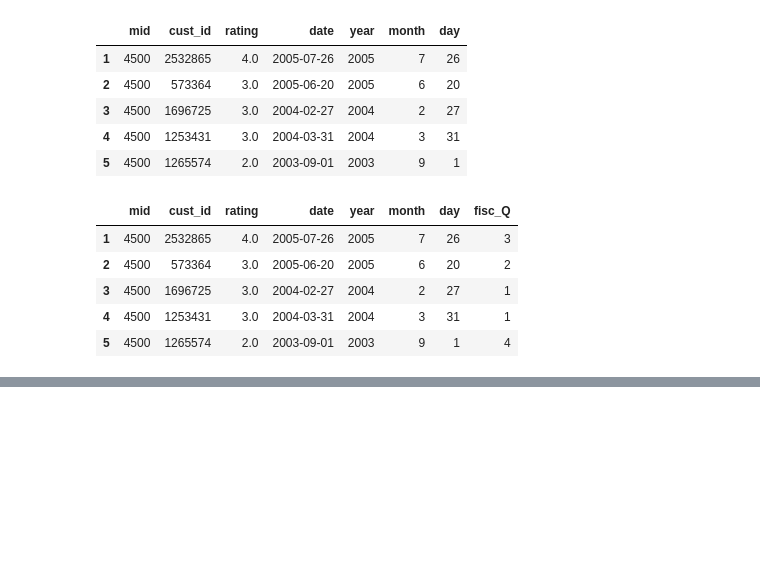
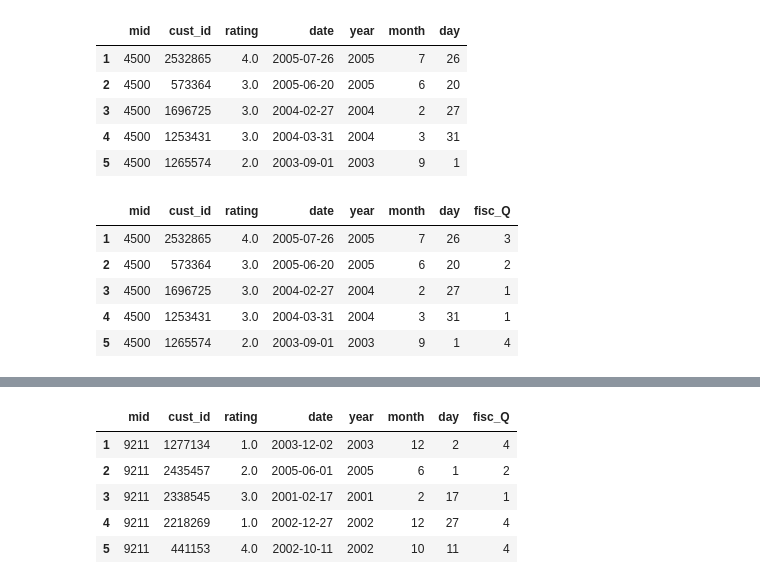
Before and after one commit to leo-schell/IntentionalDiversity_RecSystems, a Jupyter notebook: dataimport2.ipynb, the cells around one changed output, grey strips where cells are left out. Cells and saved outputs as stored; diff of their text form; code cells hidden in the pictures; blank space fills up the shorter version.

```diff
--- a/dataimport2.ipynb
+++ b/dataimport2.ipynb
@@ -270,0 +397,3 @@ d2.to_csv('data/d2_clean.csv')
+# %%
+d3['date'] = d3['date'].astype('datetime64[ns]')
+d3.info()
@@ -270,0 +412,3 @@ d2.to_csv('data/d2_clean.csv')
+# %%
+d3['year'] = d3['date'].dt.year
+d3.head()
@@ -270,0 +422,3 @@ d2.to_csv('data/d2_clean.csv')
+# %%
+d3['month'] = d3['date'].dt.month
+d3.head()
@@ -270,0 +432,3 @@ d2.to_csv('data/d2_clean.csv')
+# %%
+d3['day'] = d3['date'].dt.day
+d3.head()
@@ -270,0 +442,10 @@ d2.to_csv('data/d2_clean.csv')
+# %%
+d3['fisc_Q'] = d3.apply(quarter, axis=1)
+d3.head()
+# %% [output]
+|  | mid | cust_id | rating | date | year | month | day | fisc_Q |
+| 1 | 9211 | 1277134 | 1.0 | 2003-12-02 | 2003 | 12 | 2 | 4 |
+| 2 | 9211 | 2435457 | 2.0 | 2005-06-01 | 2005 | 6 | 1 | 2 |
+| 3 | 9211 | 2338545 | 3.0 | 2001-02-17 | 2001 | 2 | 17 | 1 |
+| 4 | 9211 | 2218269 | 1.0 | 2002-12-27 | 2002 | 12 | 27 | 4 |
+| 5 | 9211 | 441153 | 4.0 | 2002-10-11 | 2002 | 10 | 11 | 4 |
```
Also changed, not shown: parts of 20 cells of this notebook.
